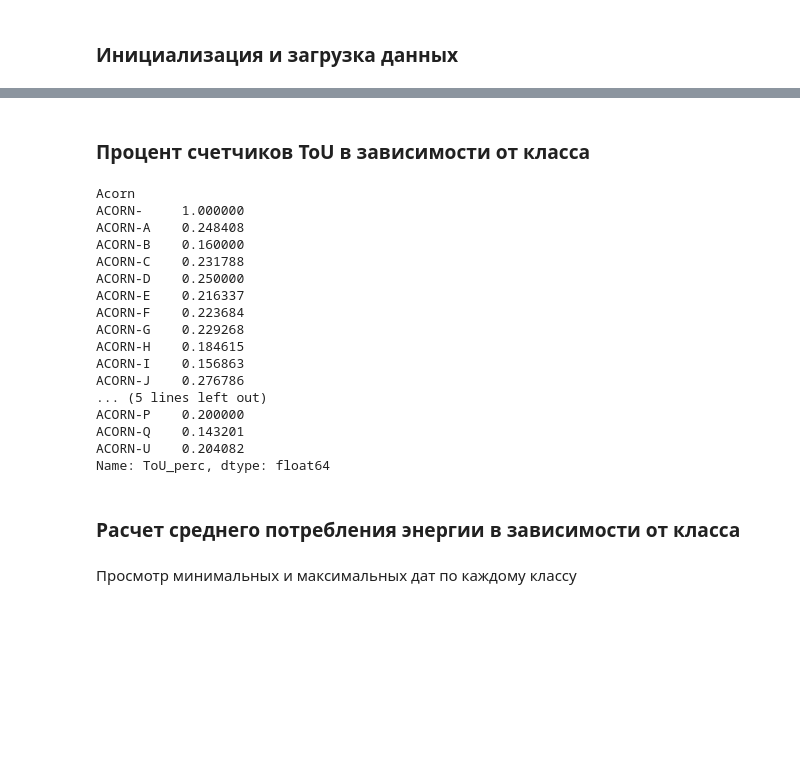
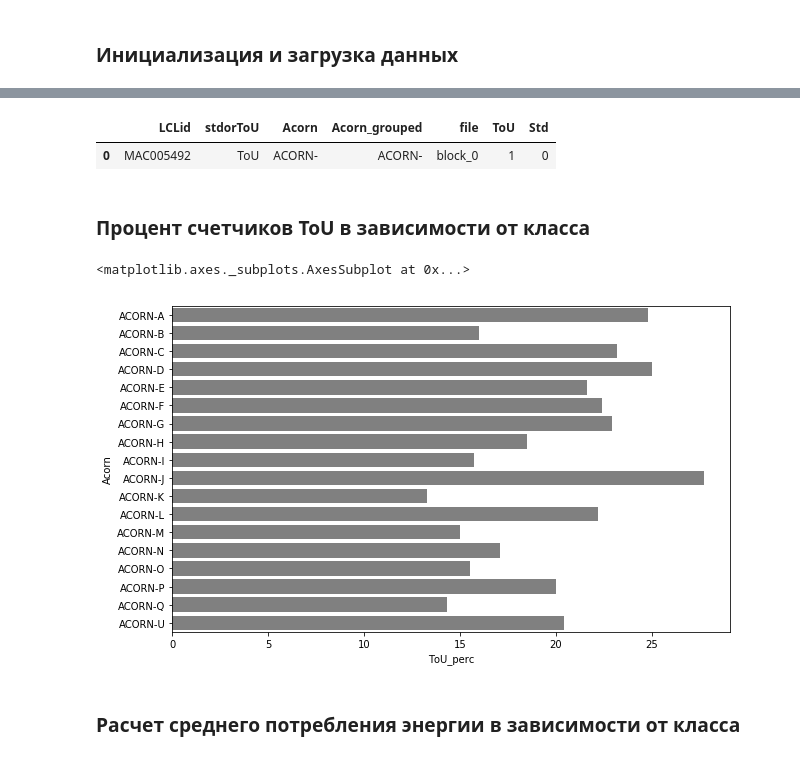
Before and after one commit to team4success/london_power_data_analytics, a Jupyter notebook: main_project.ipynb, the cells around one changed output, grey strips where cells are left out. Drawn from its saved outputs; the diff is of its cells as text; code cells hidden in the pictures; blank space fills up the shorter version.

```diff
--- a/main_project.ipynb
+++ b/main_project.ipynb
@@ -39,16 +143,24 @@ altered_df_informations_households = df_informations_households.loc[:][:]
 # %%
+# выдает 1 если счетчик ToU
 def count_ToU(row):
     if row['stdorToU'] == 'ToU':
         return 1
     return 0
 
+# выдает 1 если счетчик Std
 def count_Std(row):
     if row['stdorToU'] == 'Std':
         return 1
     return 0
 
 def ToU_percentage(row):
-    return row['ToU'] / (row['ToU'] + row['Std'])
+    return round((row['ToU'] / (row['ToU'] + row['Std']))*100,1)
 # %%
-altered_df_informations_households['ToU'] = df_informations_households.apply(count_ToU, axis=1)
-altered_df_informations_households['Std'] = df_informations_households.apply(count_Std, axis=1)
+# Изменяем таблицу df_informations_households так, чтобы тип счетчика был в раздельных столбцах ToU Std
+# Обогащение нужными нам данными
+df_informations_households['ToU'] = df_informations_households.apply(count_ToU, axis=1)
+df_informations_households['Std'] = df_informations_households.apply(count_Std, axis=1)
+df_informations_households.head(1)
+# %% [output]
+|  | LCLid | stdorToU | Acorn | Acorn_grouped | file | ToU | Std |
+| 0 | MAC005492 | ToU | ACORN- | ACORN- | block_0 | 1 | 0 |
@@ -57,25 +167,8 @@ altered_df_informations_households.head()
 # %%
-counter_type_stats = altered_df_informations_households.groupby(by = 'Acorn')['ToU', 'Std'].sum()
+# Группируем с нахождением кол-ва типов счетчиков для каждого класса
+counter_type_stats = df_informations_households.groupby(by = 'Acorn', as_index=False)['ToU', 'Std'].sum()
+
+# Вычесляем процент установленных счетчиков ToU
 counter_type_stats['ToU_perc'] = counter_type_stats.apply(ToU_percentage, axis=1)
 # %% [markdown]
 ### Процент счетчиков ToU в зависимости от класса
-# %%
-counter_type_stats['ToU_perc']
-# %% [output]
-Acorn
-ACORN-     1.000000
-ACORN-A    0.248408
-ACORN-B    0.160000
-ACORN-C    0.231788
-ACORN-D    0.250000
-ACORN-E    0.216337
-ACORN-F    0.223684
-ACORN-G    0.229268
-ACORN-H    0.184615
-ACORN-I    0.156863
-ACORN-J    0.276786
-... (5 lines left out)
-ACORN-P    0.200000
-ACORN-Q    0.143201
-ACORN-U    0.204082
-Name: ToU_perc, dtype: float64
@@ -84,3 +175,10 @@ altered_df_informations_households.groupby(by = 'Acorn')['ToU', 'Std'].sum()
+# %%
+# Строим график
+plt.figure(figsize=(10, 6))
+sns.barplot(x = 'ToU_perc', y = 'Acorn', color='gray', data = counter_type_stats[counter_type_stats['Acorn'] != 'ACORN-'])
+# %% [output]
+<matplotlib.axes._subplots.AxesSubplot at 0x...>
+[figure, added]
 # %% [markdown]
 ### Расчет среднего потребления энергии в зависимости от класса
 # %%
@@ -90,3 +187 @@ daily_dataset_with_hh_info = df_daily_dataset.merge(df_informations_households,
-# %% [markdown]
-Просмотр минимальных и максимальных дат по каждому классу
 # %%
```
Also changed, not shown: parts of 31 cells of this notebook.
